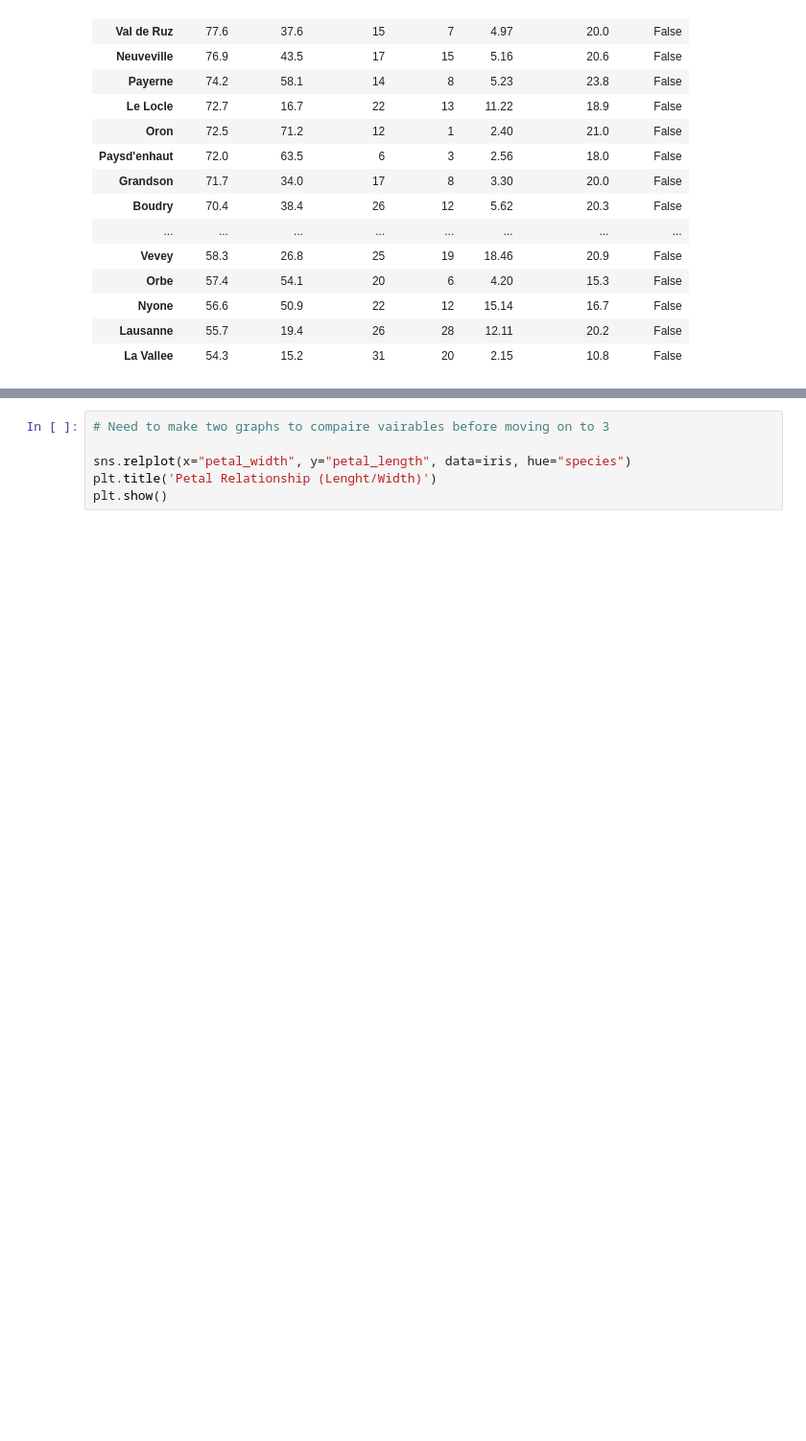
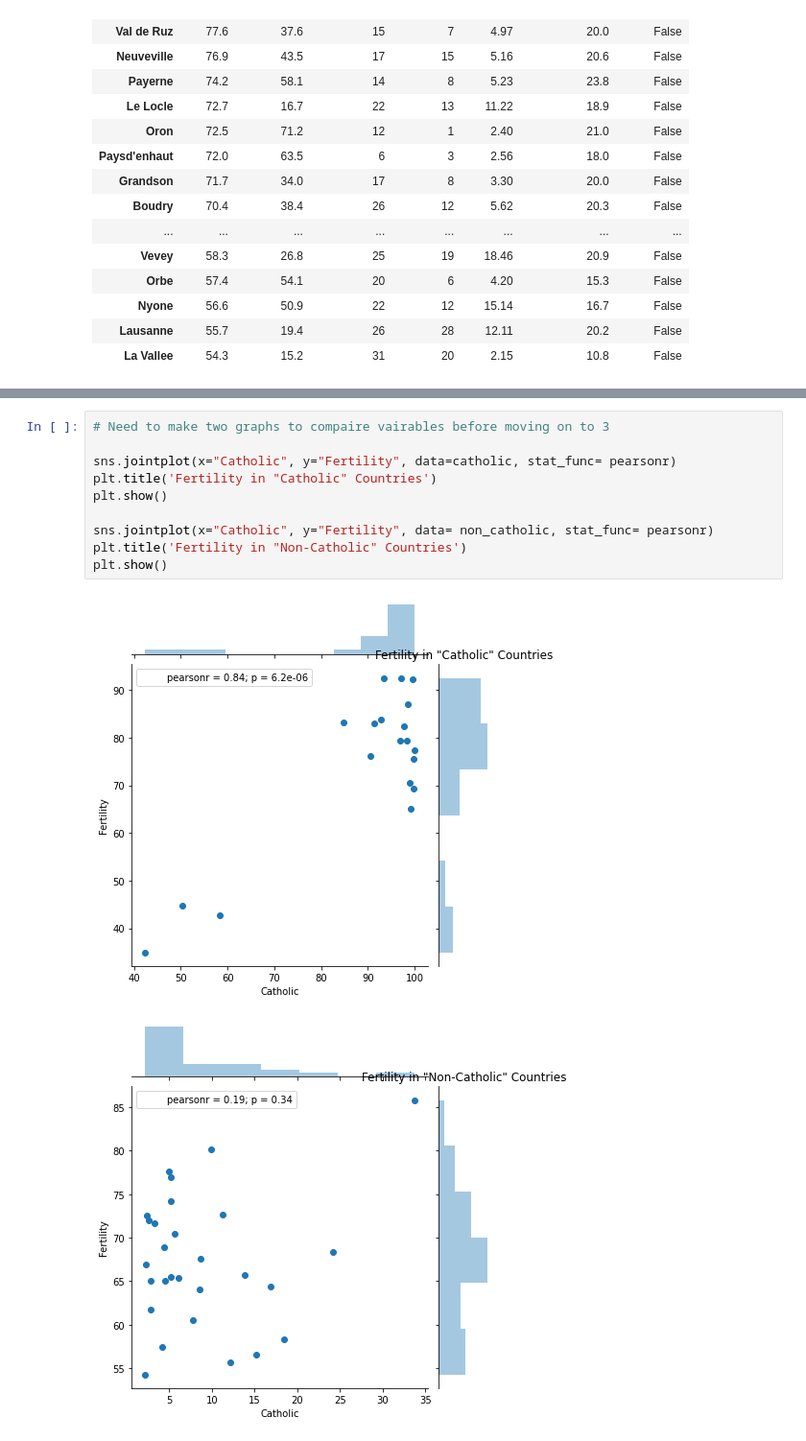
Before and after one commit to CSolitaire/numpy-pandas-visualization-exercises, a Jupyter notebook: seaborn_exercises.ipynb, the cells around one changed output, grey strips where cells are left out. Shown at 96% size. Saved outputs shown, nothing was run; the diff lists cells and outputs as text; blank space fills up the shorter version.

```diff
--- a/seaborn_exercises.ipynb
+++ b/seaborn_exercises.ipynb
@@ -351,8 +375,15 @@ non_catholic
 # %%
 # Need to make two graphs to compaire vairables before moving on to 3
 
-sns.relplot(x="petal_width", y="petal_length", data=iris, hue="species")
-plt.title('Petal Relationship (Lenght/Width)')
+sns.jointplot(x="Catholic", y="Fertility", data=catholic, stat_func= pearsonr)
+plt.title('Fertility in "Catholic" Countries')
 plt.show()
+
+sns.jointplot(x="Catholic", y="Fertility", data= non_catholic, stat_func= pearsonr)
+plt.title('Fertility in "Non-Catholic" Countries')
+plt.show()
+# %% [output]
+[figure, added]
+[figure, added]
 # %%
 #  3c. What measure correlates most strongly with fertility?
```
Also changed, not shown: parts of 8 cells of this notebook.
